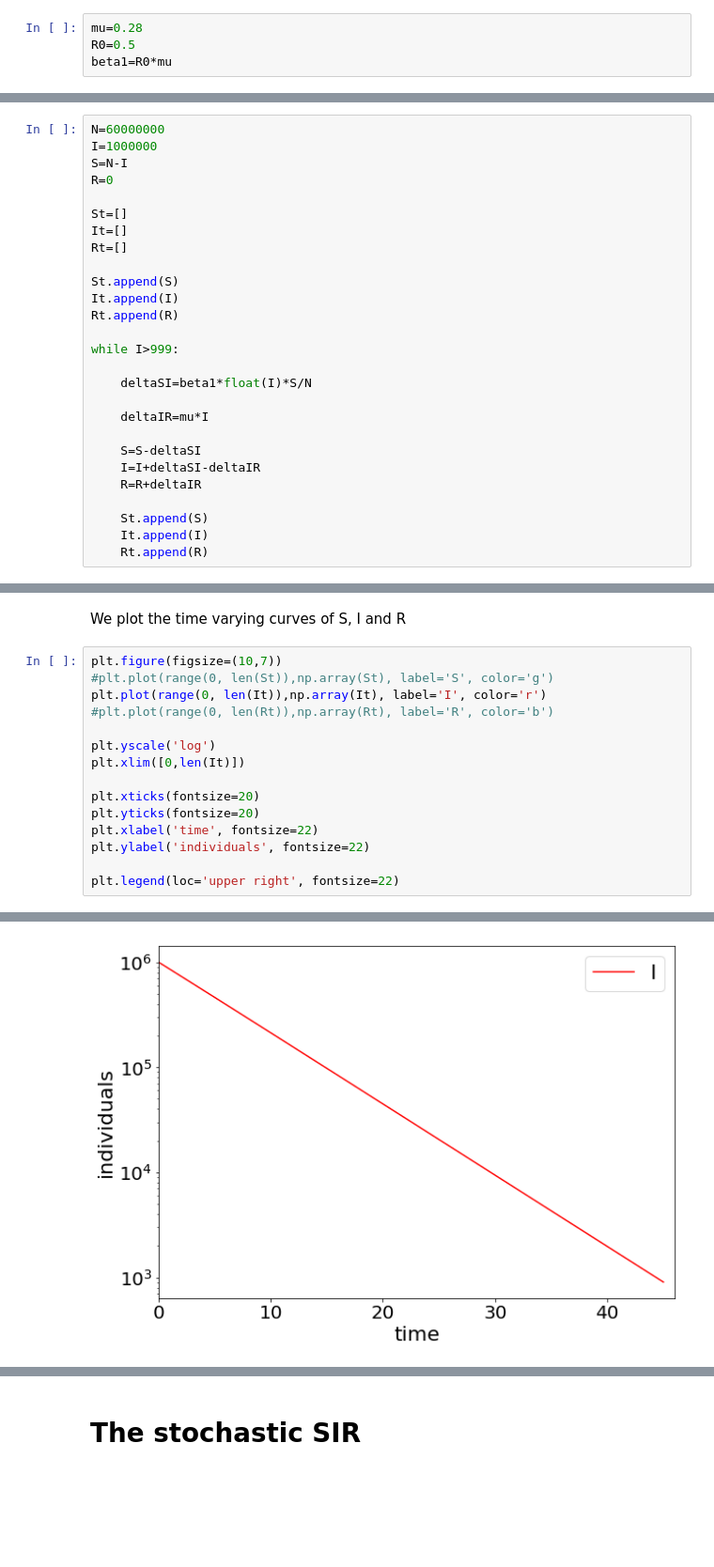
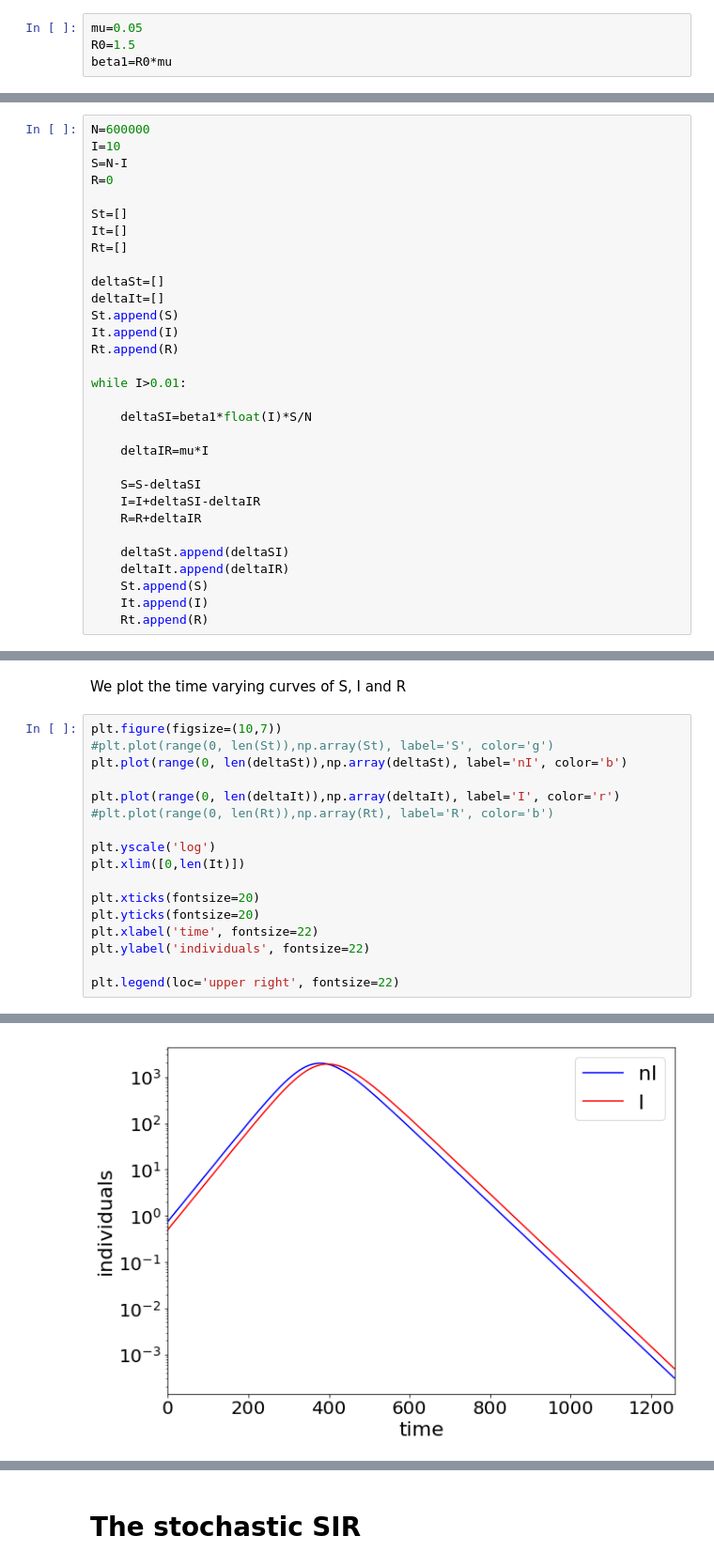
Before and after one commit to micheletizzoni/Complexity-in-social-systems, a Jupyter notebook: 3-epidemic-spreading/nb06_epidemic_processes.ipynb, the cells around one changed output, grey strips where cells are left out. Shown at 94% size. Cells and saved outputs as stored; diff of their text form; blank space fills up the shorter version.

```diff
--- a/3-epidemic-spreading/nb06_epidemic_processes.ipynb
+++ b/3-epidemic-spreading/nb06_epidemic_processes.ipynb
@@ -26,8 +26,8 @@ As a first step, we solve the differential equations of an SIR model with the Eu
 # %% [markdown]
 We set the parameters of the model
 # %%
-mu=0.28
-R0=0.5
+mu=0.05
+R0=1.5
 beta1=R0*mu
 # %%
 beta1
@@ -40,8 +40,8 @@ The average infectious period is  3.571428571428571  days
 # %% [markdown]
 The time step of integration is 1.
 # %%
-N=60000000
-I=1000000
+N=600000
+I=10
 S=N-I
 R=0
 
@@ -49,11 +49,13 @@ St=[]
 It=[]
 Rt=[]
 
+deltaSt=[]
+deltaIt=[]
 St.append(S)
 It.append(I)
 Rt.append(R)
 
-while I>999:
+while I>0.01:
 
     deltaSI=beta1*float(I)*S/N
 
@@ -63,6 +65,8 @@ while I>999:
     I=I+deltaSI-deltaIR
     R=R+deltaIR
 
+    deltaSt.append(deltaSI)
+    deltaIt.append(deltaIR)
     St.append(S)
     It.append(I)
     Rt.append(R)
@@ -75,19 +79,21 @@ We plot the time varying curves of S, I and R
 # %%
 plt.figure(figsize=(10,7))
 #plt.plot(range(0, len(St)),np.array(St), label='S', color='g')
-plt.plot(range(0, len(It)),np.array(It), label='I', color='r')
+plt.plot(range(0, len(deltaSt)),np.array(deltaSt), label='nI', color='b')
+
+plt.plot(range(0, len(deltaIt)),np.array(deltaIt), label='I', color='r')
 #plt.plot(range(0, len(Rt)),np.array(Rt), label='R', color='b')
 
 plt.yscale('log')
 plt.xlim([0,len(It)])
 
 plt.xticks(fontsize=20)
 plt.yticks(fontsize=20)
 plt.xlabel('time', fontsize=22)
 plt.ylabel('individuals', fontsize=22)
 
 plt.legend(loc='upper right', fontsize=22)
 # %% [output]
 <matplotlib.legend.Legend at 0x...>
-[figure, old version]
+[figure, new version]
 # %%
```
Also changed, not shown: parts of 5 cells of this notebook, 2 other files.
